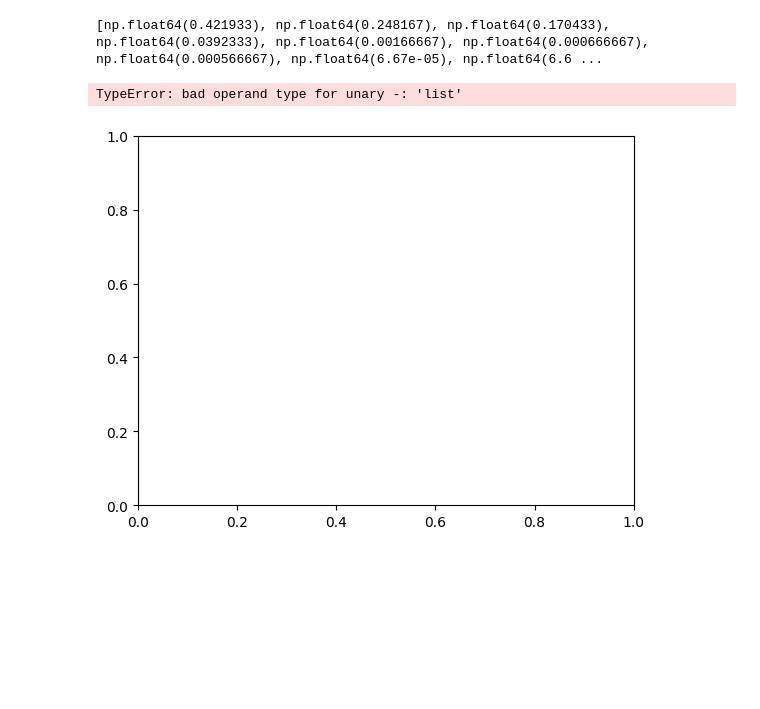
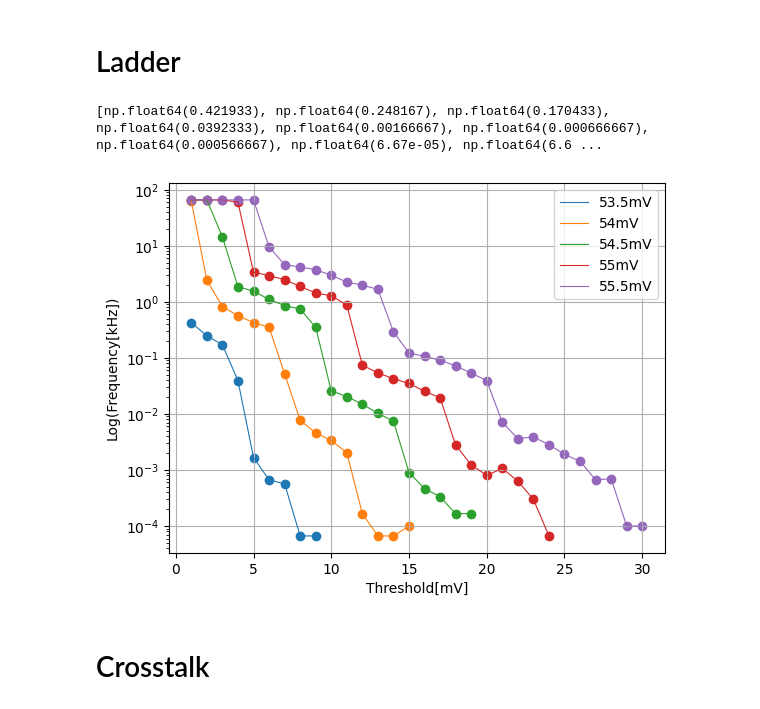
Before and after one commit to Pavar0tty/Laboratorio_SiPM, a Jupyter notebook: Analisi/Parte 1/Analisi Dark_Ladder/Analisi_Staircase.ipynb, the cells around one changed output. Cells and saved outputs as stored; diff of their text form; code cells hidden in the pictures; blank space fills up the shorter version.

Commit message:
Analisi crosstalk

```diff
--- a/Analisi/Parte 1/Analisi Dark_Ladder/Analisi_Staircase.ipynb
+++ b/Analisi/Parte 1/Analisi Dark_Ladder/Analisi_Staircase.ipynb
@@ -6,3 +13,5 @@ import os
+# %% [markdown]
+# Ladder
 # %%
 def invert (X):
     for i in range(len(X)):
@@ -44,19 +53,20 @@ def cut_0(X, Y):
             Y1.append(Y[i])
     return Y1, X1
 # %%
-Z = pd.read_csv("staircase_plot_bello.CSV")
+Z = pd.read_csv(r"Analisi/Parte 1/Analisi Dark_Ladder/staircase_plot_bello.CSV")
 Y = Z["Th [mV] V_B 53_5V "]
 K1 = cut_0(Z["F [kHz] V_B 53_5V"], Y)
 K2 = cut_0(Z["F [kHz] V_B 54V"], Y)
 K3 = cut_0(Z["F [kHz] V_B 54_5V"], Y)
 K4 = cut_0(Z["F [kHz] V_B 55V"], Y)
 K5 = cut_0(Z["F [kHz] V_B 55_5V"], Y)
 K6 = cut_0(Z["F [kHz] V_B 56V"], Y)
 
 print(K1[1])
 
 graph(K1[0], K1[1], K2[0], K2[1], K3[0], K3[1], K4[0], K4[1], K5[0], K5[1], K6[0], K6[1])
 # %% [output]
 [np.float64(0.421933), np.float64(0.248167), np.float64(0.170433), np.float64(0.0392333), np.float64(0.00166667), np.float64(0.000666667), np.float64(0.000566667), np.float64(6.67e-05), np.float64(6.6 ...
-TypeError: bad operand type for unary -: 'list'
-[figure, old version]
+[figure, new version]
+# %% [markdown]
+# Crosstalk
```
Also changed, not shown: parts of 4 cells of this notebook, 2 other files.
